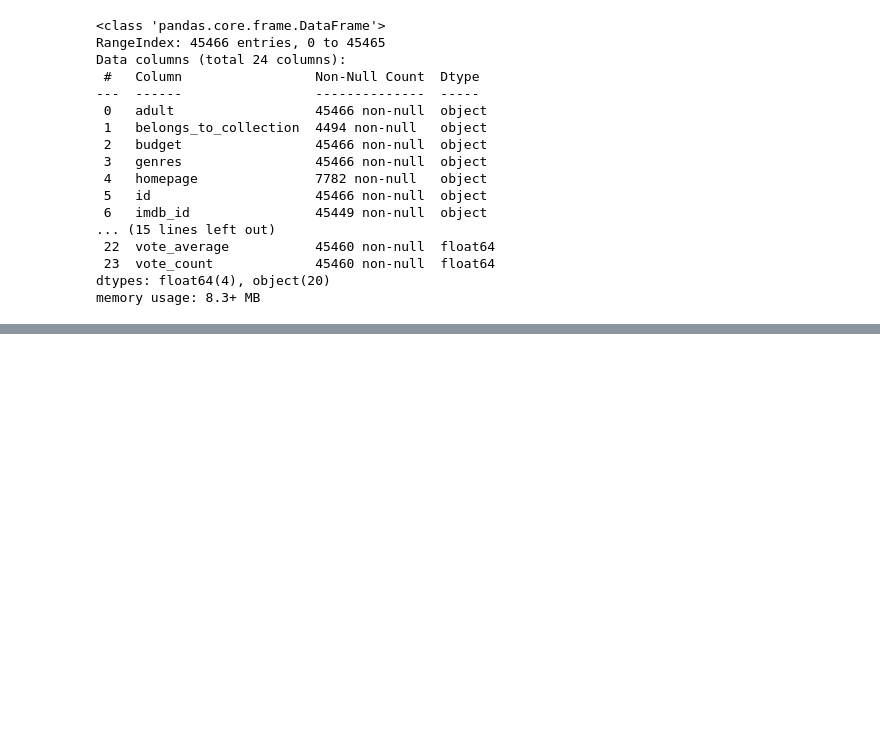
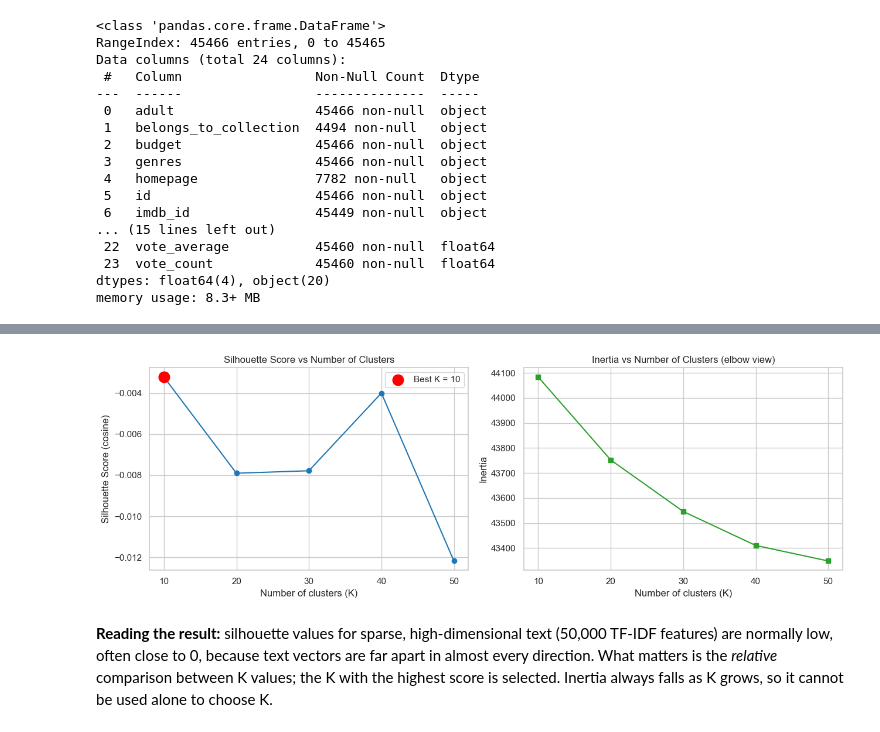
Before and after one commit to Prashantdhond/Movie-Recommender-ML-Project, a Jupyter notebook: Model/movies.ipynb, the cells around one changed output, grey strips where cells are left out. Saved outputs shown, nothing was run; the diff lists cells and outputs as text; code cells hidden in the pictures; blank space fills up the shorter version.

```diff
--- a/Model/movies.ipynb
+++ b/Model/movies.ipynb
@@ -291,0 +296,9 @@ with open("indices.pkl", "wb") as f:
+# %%
+kmeans_runs = {}
+
+for k in K_VALUES:
+    t0 = time.time()
+    km = KMeans(n_clusters=k, n_init=3, random_state=RANDOM_STATE)
+    km.fit(X)
+    kmeans_runs[k] = {"labels": km.labels_, "inertia": km.inertia_}
+    print(f"K={k:>2}  inertia={km.inertia_:,.1f}  fit time={time.time() - t0:.1f}s")
@@ -291,0 +317,14 @@ with open("indices.pkl", "wb") as f:
+# %%
+rng = np.random.RandomState(RANDOM_STATE)
+sample_idx = rng.choice(N_DOCS, size=min(SILHOUETTE_SAMPLE_SIZE, N_DOCS), replace=False)
+X_sample = X[sample_idx]
+
+rows = []
+for k in K_VALUES:
+    labels_sample = kmeans_runs[k]["labels"][sample_idx]
+    score = silhouette_score(X_sample, labels_sample, metric="cosine")
+    rows.append({"K": k, "silhouette": score, "inertia": kmeans_runs[k]["inertia"]})
+    print(f"K={k:>2}  silhouette (cosine) = {score:.4f}")
+
+sil_df = pd.DataFrame(rows)
+sil_df
@@ -291,0 +343,26 @@ with open("indices.pkl", "wb") as f:
+# %%
+best_row = sil_df.loc[sil_df["silhouette"].idxmax()]
+best_k = int(best_row["K"])
+
+fig, axes = plt.subplots(1, 2, figsize=(13, 4.5))
+
+axes[0].plot(sil_df["K"], sil_df["silhouette"], marker="o", color="tab:blue")
+axes[0].scatter([best_k], [best_row["silhouette"]], s=180, color="red", zorder=5, label=f"Best K = {best_k}")
+axes[0].set_title("Silhouette Score vs Number of Clusters")
+axes[0].set_xlabel("Number of clusters (K)")
+axes[0].set_ylabel("Silhouette Score (cosine)")
+axes[0].set_xticks(K_VALUES)
+axes[0].legend()
+
+axes[1].plot(sil_df["K"], sil_df["inertia"], marker="s", color="tab:green")
+axes[1].set_title("Inertia vs Number of Clusters (elbow view)")
+axes[1].set_xlabel("Number of clusters (K)")
+axes[1].set_ylabel("Inertia")
+axes[1].set_xticks(K_VALUES)
+
+plt.tight_layout()
+plt.show()
+# %% [output]
+[figure, added]
+# %% [markdown]
+**Reading the result:** silhouette values for sparse, high-dimensional text (50,000 TF-IDF features) are normally low, often close to 0, because text vectors are far apart in almost every direction. What matters is the *relative* comparison between K values; the K with the highest score is selected. Inertia always falls as K grows, so it cannot be used alone to choose K.
```
Also changed, not shown: parts of 75 cells of this notebook, 8 other files.
